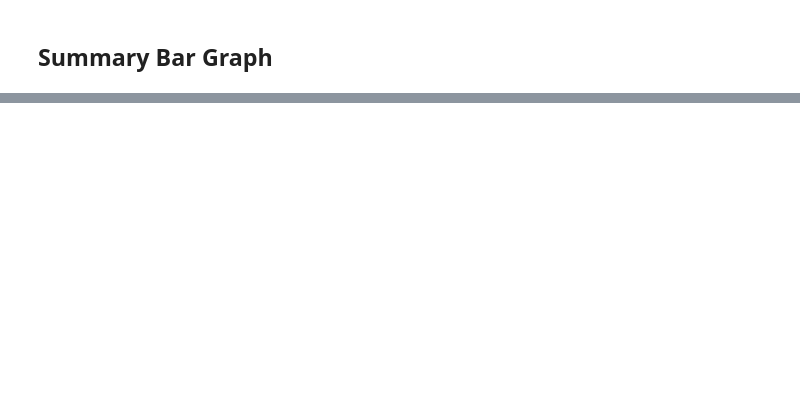
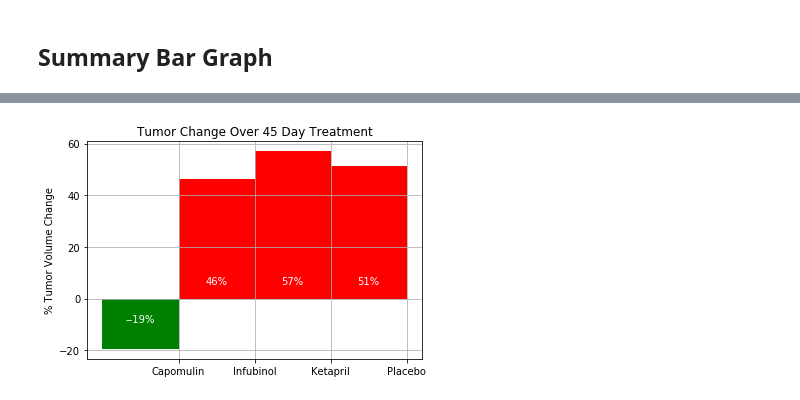
Before and after one commit to tanjowen/Pymaceuticals, a Jupyter notebook: pymaceuticals.ipynb, the cells around one changed output, grey strips where cells are left out. Cells and saved outputs as stored; diff of their text form; code cells hidden in the pictures; blank space fills up the shorter version.

```diff
--- a/pymaceuticals.ipynb
+++ b/pymaceuticals.ipynb
@@ -230,5 +274,6 @@ plt.show()
 ## Summary Bar Graph
 # %%
 # Calculate the percent changes for each drug
-
+percent_change = (((tumor_response_mean.iloc[-1]-tumor_response_mean.iloc[0])/tumor_response_mean.iloc[0])*100)
 # Display the data to confirm
+percent_change
@@ -255,0 +293,41 @@ fig.show()
+# %%
+# Store all Relevant Percent Changes into a Tuple
+relevant_change = (percent_change['Capomulin'], percent_change['Infubinol'],
+                   percent_change['Ketapril'], percent_change['Placebo'])
+
+# Splice the data between passing and failing drugs
+fig, ax = plt.subplots()
+identity = np.arange(len(relevant_change))
+
+passing = ax.bar(identity[0], relevant_change[0], width=1, color='green')
+fail = ax.bar(identity[1:], relevant_change[1:], width=1, color='red')
+
+# Orient widths. Add labels, tick marks, etc.
+ax.set_title('Tumor Change Over 45 Day Treatment')
+ax.set_ylabel('% Tumor Volume Change')
+ax.set_xticks(identity+.5)
+ax.set_xticklabels(('Capomulin', 'Infubinol', 'Ketapril', 'Placebo'))
+ax.set_yticks([-20, 0, 20, 40, 60])
+ax.grid()
+
+# Use functions to label the percentages of changes
+def autolabel(rects):
+    for i in rects:
+        height = i.get_height()
+        ax.text(i.get_x() + i.get_width()/2., -10, '-%d' %int(height) + "%", ha='center', va='bottom', color='white')
+def autolabelother(rects):
+    for i in rects:
+        height = i.get_height()
+        ax.text(i.get_x() + i.get_width()/2., 5, '%d' %int(height) + "%", ha='center', va='bottom', color='white')
+
+# Call functions to implement the function calls
+autolabel(passing)
+autolabelother(fail)
+
+# Save the Figure
+fig.savefig('Charts/change_over_45days.png')
+
+# Show the Figure
+fig.show()
+# %% [output]
+[figure, added]
```
Also changed, not shown: parts of 9 cells of this notebook, 4 other files.
